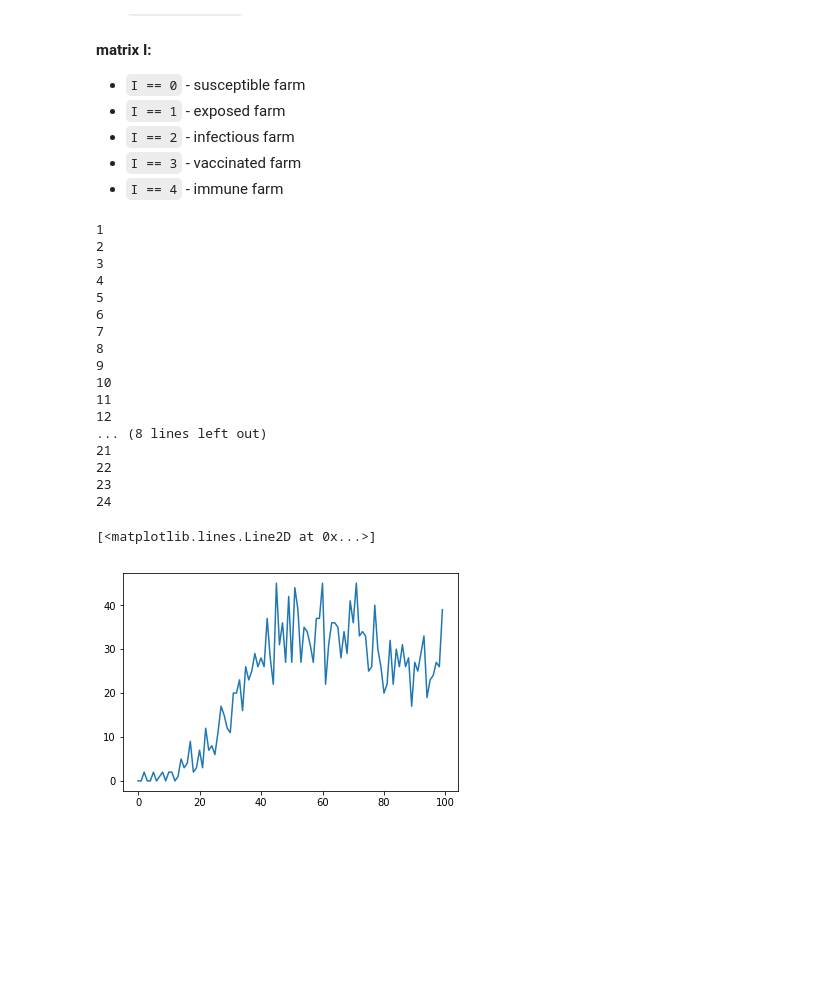
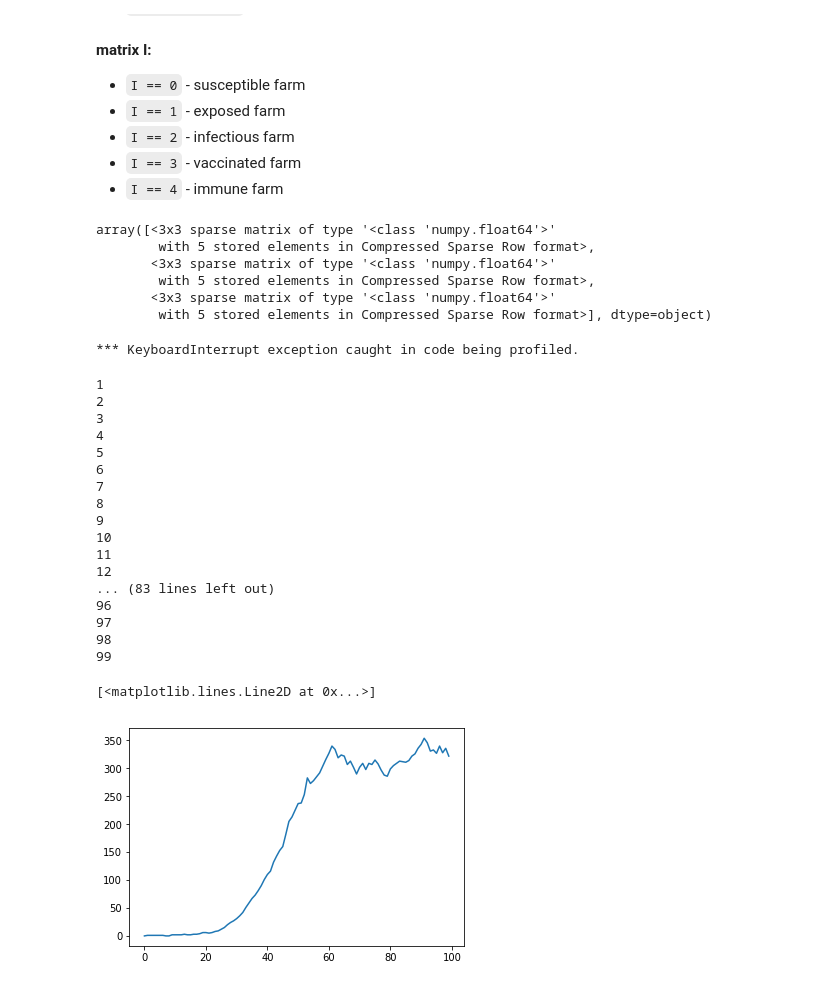
Before and after one commit to susiecant/FMD-RSG, a Jupyter notebook: Main_Notebooks/spatial_disease_model.ipynb, the cells around one changed output. Saved outputs shown, nothing was run; the diff lists cells and outputs as text; code cells hidden in the pictures; blank space fills up the shorter version.

Commit message:
distance sparse

```diff
--- a/Main_Notebooks/spatial_disease_model.ipynb
+++ b/Main_Notebooks/spatial_disease_model.ipynb
@@ -102,6 +106,6 @@ del shares_vet
 del contact_animal
 del contact_human
 # %%
-transmission_matrix += a4*shares_milk
+# transmission_matrix += a4*shares_milk
 # %%
 del shares_milk
@@ -134,6 +142,17 @@ def kerneldist(dist):
 - `I == 2` - infectious farm
 - `I == 3` - vaccinated farm
 - `I == 4` - immune farm
+# %%
+from scipy import sparse
+A = sparse.csr_matrix([[1, 2, 0], [0, 0, 3], [4, 0, 5]])
+np.dot(A, np.ones(3))
+# %% [output]
+array([<3x3 sparse matrix of type '<class 'numpy.float64'>'
+        with 5 stored elements in Compressed Sparse Row format>,
+       <3x3 sparse matrix of type '<class 'numpy.float64'>'
+        with 5 stored elements in Compressed Sparse Row format>,
+       <3x3 sparse matrix of type '<class 'numpy.float64'>'
+        with 5 stored elements in Compressed Sparse Row format>], dtype=object)
 # %%
 def fmd_model(df, n, tmax, num_initial, Capacity,λ, μ, prob_sheep, s, r, tr, q, trans_M,efficacy, ring_vac, ring_cover, farm_cost):
     cattle = copy.deepcopy(df['cattle'].values).astype(int)
@@ -185,7 +204,7 @@ def fmd_model(df, n, tmax, num_initial, Capacity,λ, μ, prob_sheep, s, r, tr, q
 
     while t < tmax:
         t = t+1
-        print(t)
+#         print(t)
         infNum = 0
 
         ################################### WITHIN FARM INFECTION ####################################
@@ -211,11 +230,12 @@ def fmd_model(df, n, tmax, num_initial, Capacity,λ, μ, prob_sheep, s, r, tr, q
         beta3 = zeta*(infect_cow)**chi + infect_sheep**chi
         beta2 = sparse.diags(beta3, shape = (n, n))
 
-
         Attribute_matrix = sparse.csr_matrix.dot(Attribute_matrix, beta2)
-
+#         Attribute_matrix = Attribute_matrix.dot(beta3)
+        inf_inds = [i for i in range(N) if I[i]==2]
+        AttMat = Attribute_matrix[:,inf_inds]
         for j in range(0,n):
-            a = Attribute_matrix[j, I ==2]
+            a = AttMat[j,:]
             dist = np.array([math.sqrt(sum((joinedinput[j] - i)**2))/(100000) for i in joinedinput[I==2]])
 
             b = kerneldist(dist)
@@ -263,14 +283,13 @@ def fmd_model(df, n, tmax, num_initial, Capacity,λ, μ, prob_sheep, s, r, tr, q
             i = int(i)
             dist = np.array([math.sqrt(sum((joinedinput[i] - joinedinput[j])**2))/(100000) for j in range(n)])
             n_vac = [k for k in range(n) if dist[k] <RingVac]
-            index=list(np.where(np.random.uniform(0,1,len(n_vac))<ring_cover*np.ones(len(n_vac)))[0])
-            ind_vac=list(np.asarray(n_vac)[index])
+#             index=list(np.where(np.random.uniform(0,1,len(n_vac))<ring_cover*np.ones(len(n_vac)))[0])
+#             ind_vac=list(np.asarray(n_vac)[index])
+            ind_vac = [i for i, x in enumerate(np.random.uniform(0,1,len(n_vac))<0.2*np.ones(len(n_vac))) if x]
 
-            for j in range(len(ind_vac)):
-                m = ind_vac[j]
-                if A[m,7] == 0:
-                    VAC = np.append(VAC, m)
-                    travelled.append(dist[m])
+            for j in ind_vac:
+                if A[j,7] == 0:
+                    VAC = np.append(VAC, j)
 
         VAC, indices = np.unique(np.array(VAC, dtype=np.int), return_inverse=True)
         VAC = VAC[indices]
@@ -456,6 +475,11 @@ prob_sheep = 0.5
 Efficacy = 0.3
 ring_vac = 3
 ring_cover = 0.25
+# %%
+%reload_ext line_profiler
+%lprun -f fmd_model inf, endemic, cost, totalinf, cuminf, numinf = fmd_model(Data,N, tmax, num_initial, Capacity,λ, μ, prob_sheep, s, r, tr, q, transmission_matrix,Efficacy, ring_vac, ring_cover, farm_cost)
+# %% [output]
+*** KeyboardInterrupt exception caught in code being profiled.
 # %%
 fmd = fmd_model(Data,N, tmax, num_initial, Capacity,λ, μ, prob_sheep, s, r, tr, q, transmission_matrix,Efficacy, ring_vac, ring_cover, farm_cost)
 
@@ -473,16 +497,16 @@ fmd = fmd_model(Data,N, tmax, num_initial, Capacity,λ, μ, prob_sheep, s, r, tr
 10
 11
 12
-... (8 lines left out)
-21
-22
-23
-24
+... (83 lines left out)
+96
+97
+98
+99
 # %%
-plt.plot(range(tmax), fmd[4][:100])
+plt.plot(range(tmax), fmd[0][:100])
 # %% [output]
 [<matplotlib.lines.Line2D at 0x...>]
-[figure, old version]
+[figure, new version]
 # %%
 fmd
 # %% [output]
```
Also changed, not shown: parts of 2 cells of this notebook, 5 other files.
